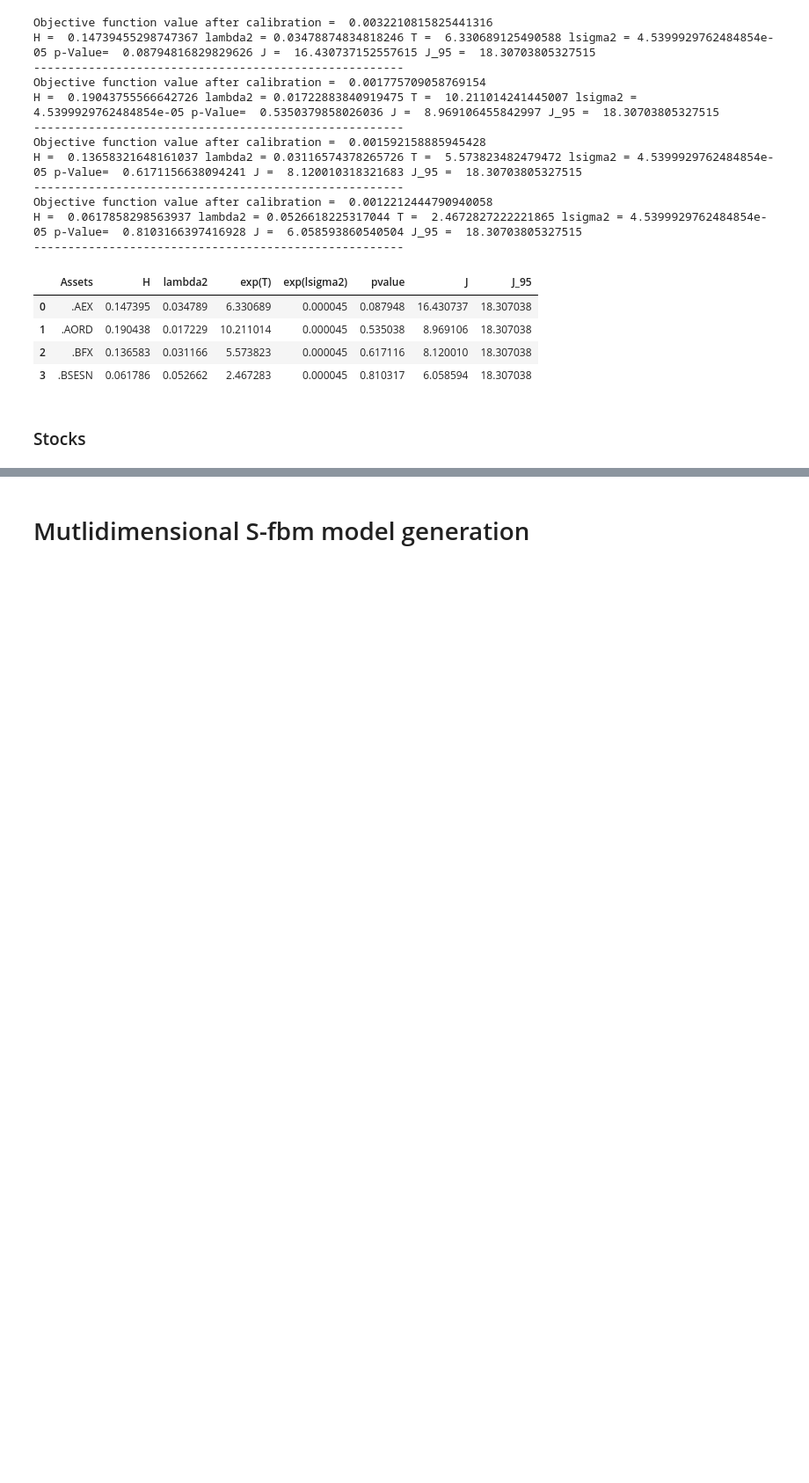
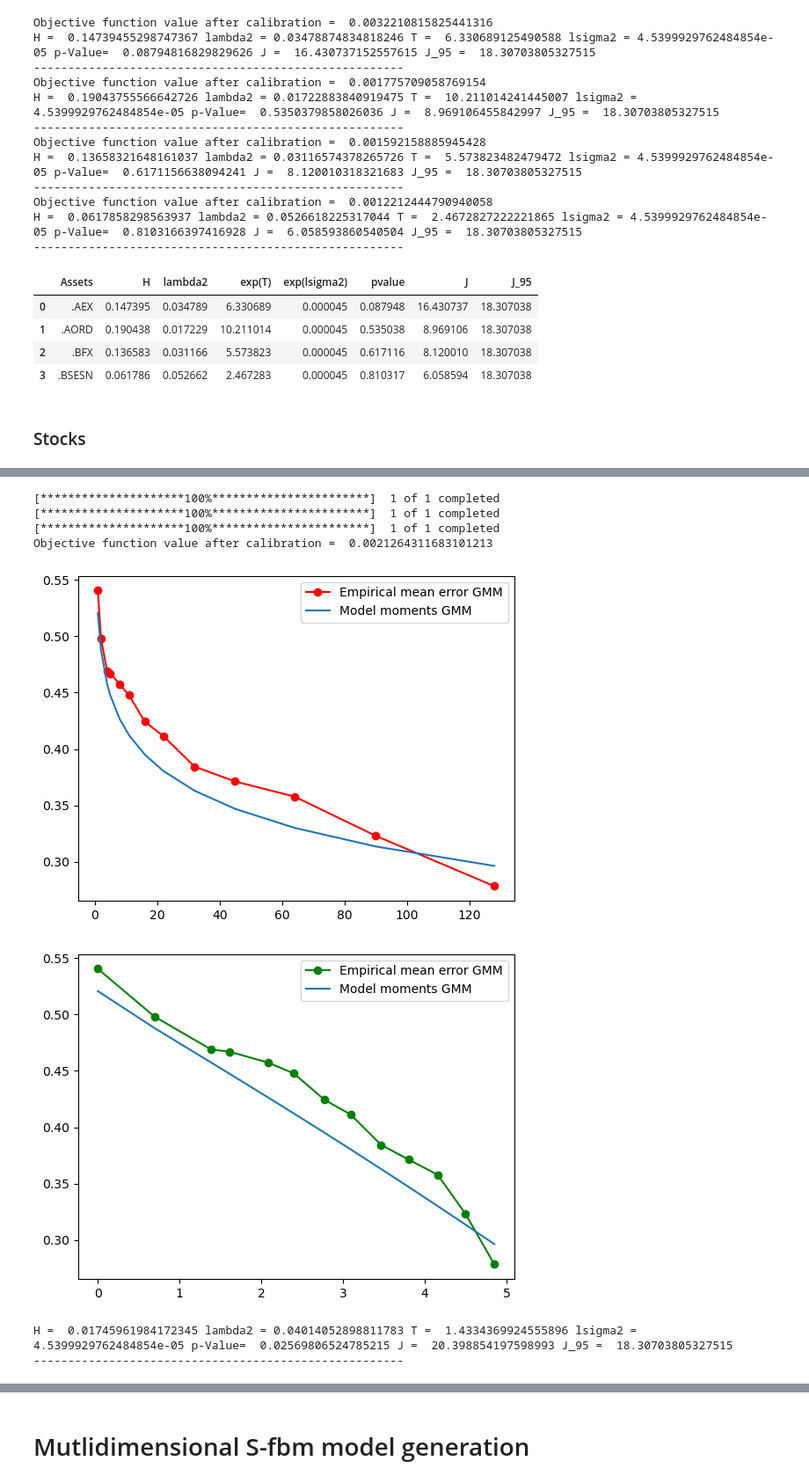
Before and after one commit to Othmane-ZARHALI/PhDThesisRepo, a Jupyter notebook: Indices vs stocks hurst index GMM estimates/HurststockVSindexlogSfbm.ipynb, the cells around one changed output, grey strips where cells are left out. Shown at 88% size. Saved outputs shown, nothing was run; the diff lists cells and outputs as text; code cells hidden in the pictures; blank space fills up the shorter version.

```diff
--- a/Indices vs stocks hurst index GMM estimates/HurststockVSindexlogSfbm.ipynb
+++ b/Indices vs stocks hurst index GMM estimates/HurststockVSindexlogSfbm.ipynb
@@ -438,0 +472,15 @@ H =  0.029206883130497876 lambda2 = 0.06904131686015191 T =  2.073823867358184 l
+# %%
+weights = [0.25,0.25,0.5]
+Stocks_test_synthindex_symbols = ["UNH","CMCSA","BAC"]
+logvol_synthetic_index_yf = realized_vol_data_obj_yf.LogVolSyntheticIndexFromData(Stocks_test_synthindex_symbols,weights)
+GMM_obj_synthetic_index = GMM()
+GMM_obj_synthetic_index.ComputeParamsGMM(logvol_synthetic_index_yf)
+# %% [output]
+[*********************100%***********************]  1 of 1 completed
+[*********************100%***********************]  1 of 1 completed
+[*********************100%***********************]  1 of 1 completed
+Objective function value after calibration =  0.0021264311683101213
+[figure, added]
+[figure, added]
+H =  0.01745961984172345 lambda2 = 0.04014052898811783 T =  1.4334369924555896 lsigma2 = 4.5399929762484854e-05 p-Value=  0.02569806524785215 J =  20.398854197598993 J_95 =  18.30703805327515
+------------------------------------------------------
```
Also changed, not shown: parts of 27 cells of this notebook, 4 other files.
